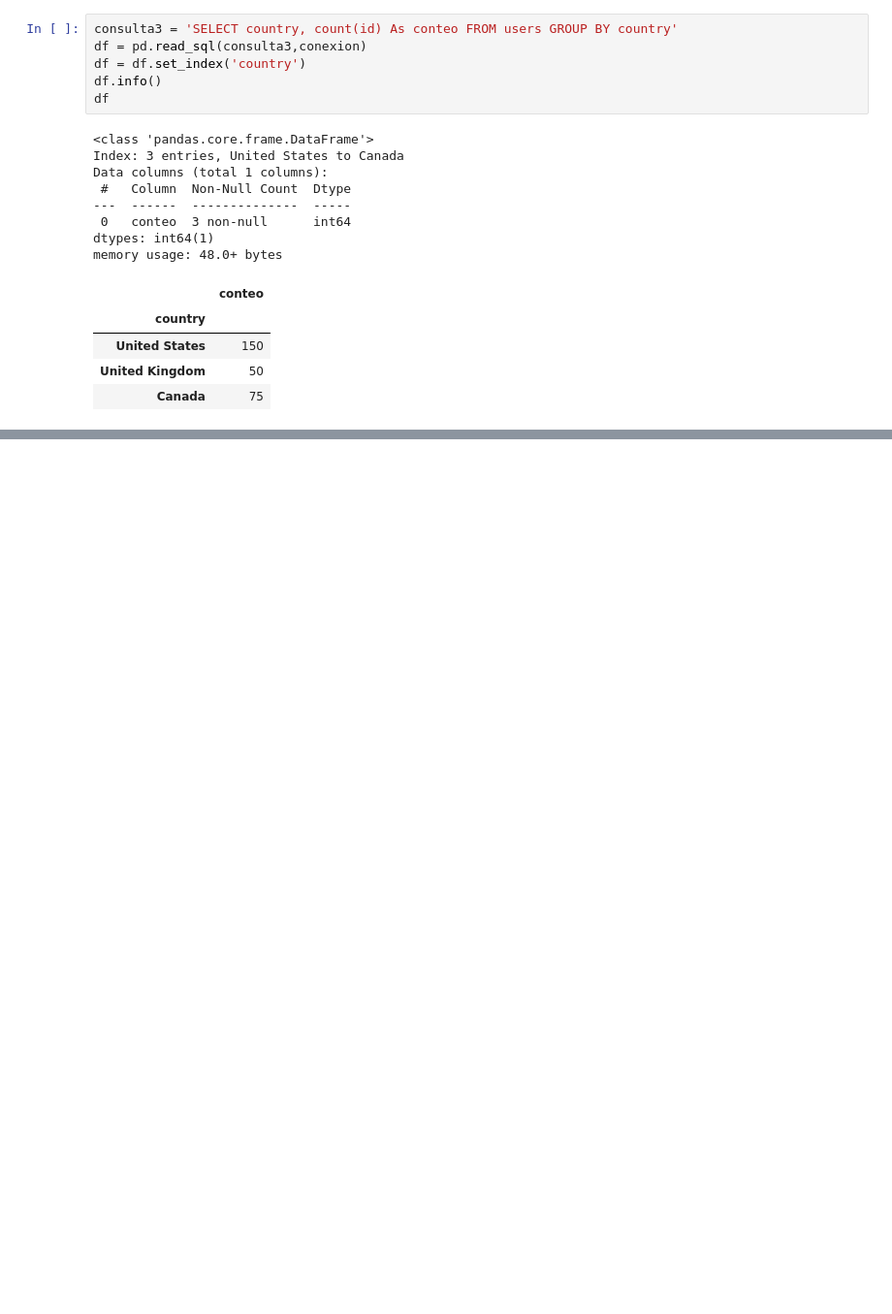
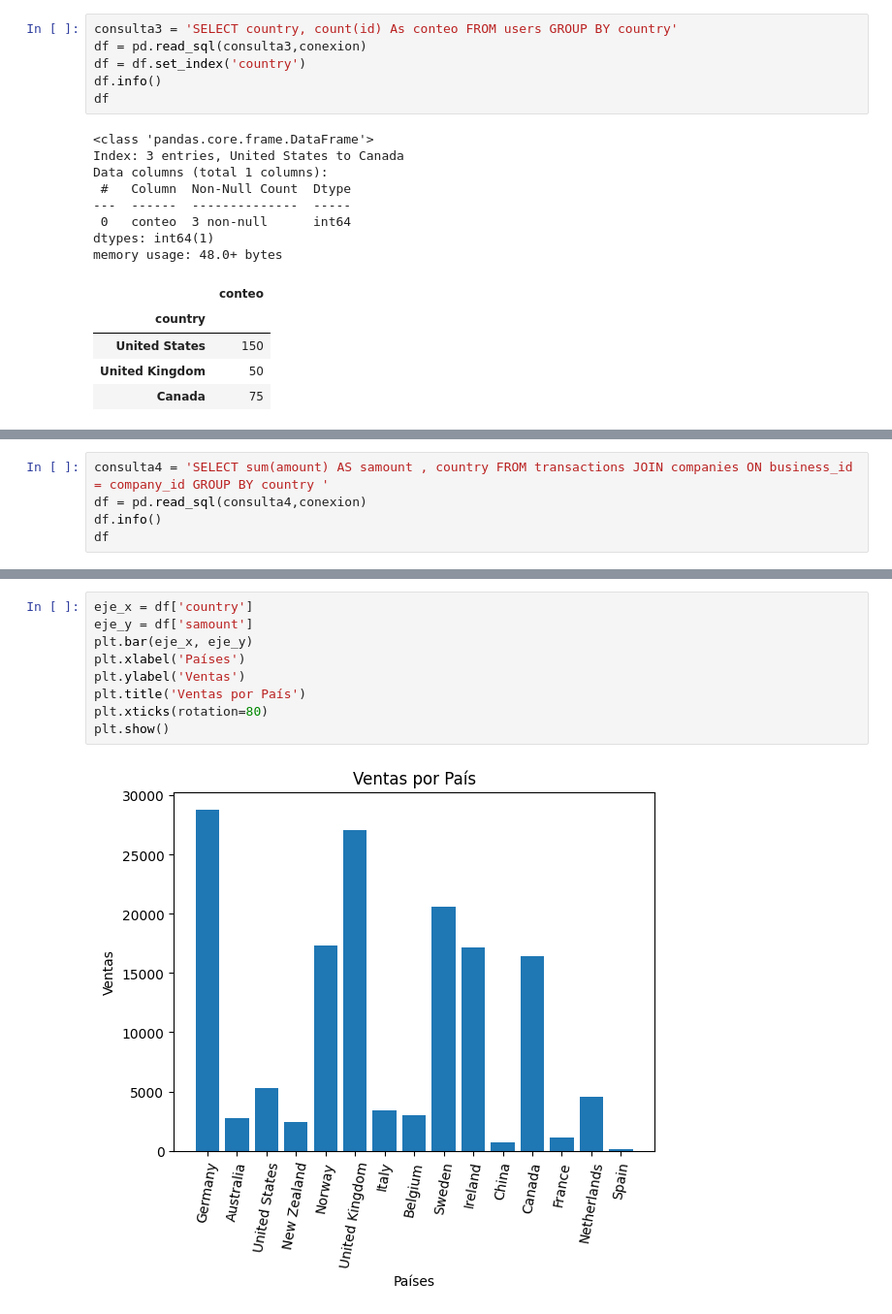
Before and after one commit to Bellengher/SPRINT-1, a Jupyter notebook: SPRINT8.1/Sprint_8_1.ipynb, the cells around one changed output, grey strips where cells are left out. Shown at 97% size. Saved outputs shown, nothing was run; the diff lists cells and outputs as text; blank space fills up the shorter version.

```diff
--- a/SPRINT8.1/Sprint_8_1.ipynb
+++ b/SPRINT8.1/Sprint_8_1.ipynb
@@ -167,0 +192,5 @@ plt.show()
+# %%
+consulta4 = 'SELECT sum(amount) AS samount , country FROM transactions JOIN companies ON business_id = company_id GROUP BY country '
+df = pd.read_sql(consulta4,conexion)
+df.info()
+df
@@ -167,0 +231,11 @@ plt.show()
+# %%
+eje_x = df['country']
+eje_y = df['samount']
+plt.bar(eje_x, eje_y)
+plt.xlabel('Países')
+plt.ylabel('Ventas')
+plt.title('Ventas por País')
+plt.xticks(rotation=80)
+plt.show()
+# %% [output]
+[figure, added]
```
Also changed, not shown: parts of 10 cells of this notebook.
